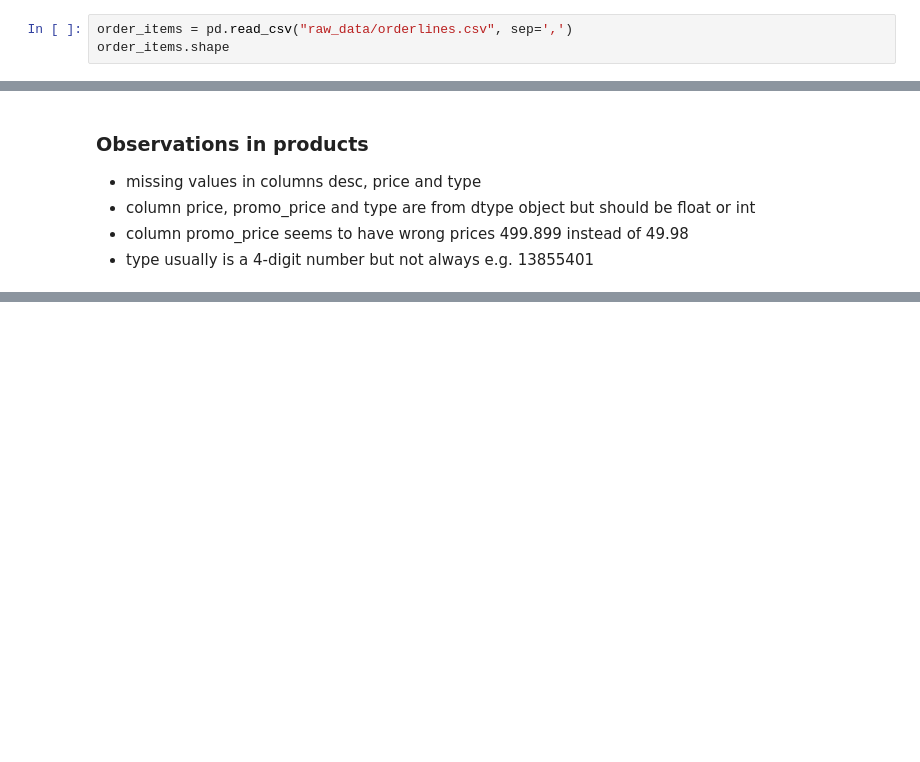
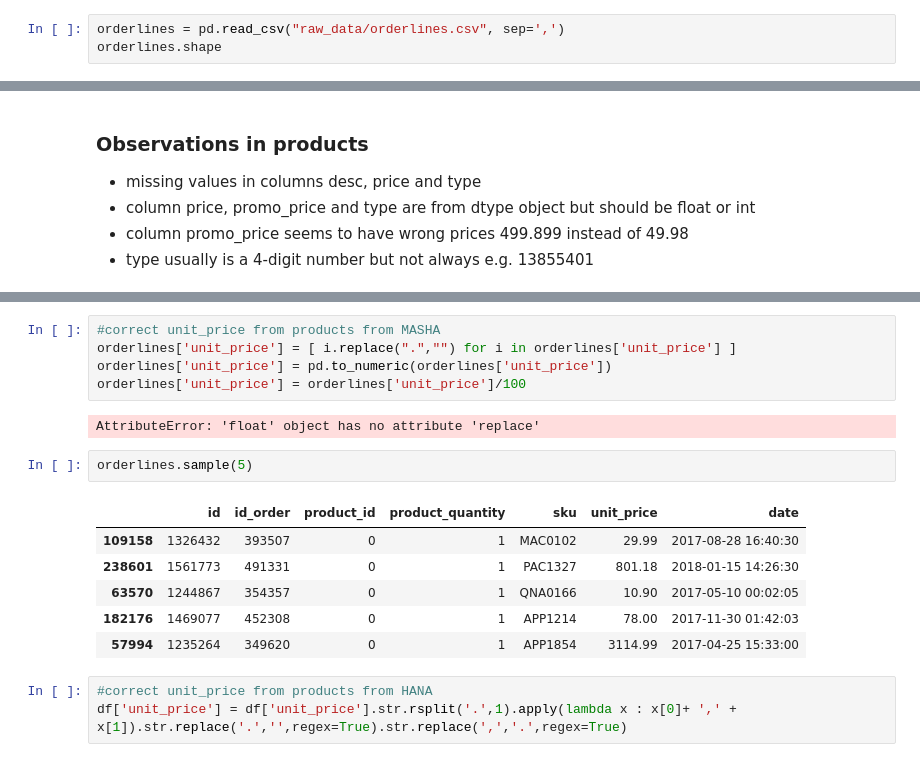
Before and after one commit to kriiis/project_2_pandas_matplotlib, a Jupyter notebook: initial_explorations.ipynb, the cells around one changed output, grey strips where cells are left out. Cells and saved outputs as stored; diff of their text form; blank space fills up the shorter version.

Commit message:
add and continue notebooks on data cleaning

```diff
--- a/initial_explorations.ipynb
+++ b/initial_explorations.ipynb
@@ -15,8 +15,8 @@ orders.shape
 # %% [output]
 (226909, 4)
 # %%
-order_items = pd.read_csv("raw_data/orderlines.csv", sep=',')
-order_items.shape
+orderlines = pd.read_csv("raw_data/orderlines.csv", sep=',')
+orderlines.shape
 # %% [output]
 (293983, 7)
 # %%
@@ -340,0 +370,19 @@ dtype: bool
+# %%
+#correct unit_price from products from MASHA
+orderlines['unit_price'] = [ i.replace(".","") for i in orderlines['unit_price'] ]
+orderlines['unit_price'] = pd.to_numeric(orderlines['unit_price'])
+orderlines['unit_price'] = orderlines['unit_price']/100
+# %% [output]
+AttributeError: 'float' object has no attribute 'replace'
+# %%
+orderlines.sample(5)
+# %% [output]
+|  | id | id_order | product_id | product_quantity | sku | unit_price | date |
+| 109158 | 1326432 | 393507 | 0 | 1 | MAC0102 | 29.99 | 2017-08-28 16:40:30 |
+| 238601 | 1561773 | 491331 | 0 | 1 | PAC1327 | 801.18 | 2018-01-15 14:26:30 |
+| 63570 | 1244867 | 354357 | 0 | 1 | QNA0166 | 10.90 | 2017-05-10 00:02:05 |
+| 182176 | 1469077 | 452308 | 0 | 1 | APP1214 | 78.00 | 2017-11-30 01:42:03 |
+| 57994 | 1235264 | 349620 | 0 | 1 | APP1854 | 3114.99 | 2017-04-25 15:33:00 |
+# %%
+#correct unit_price from products from HANA
+df['unit_price'] = df['unit_price'].str.rsplit('.',1).apply(lambda x : x[0]+ ',' + x[1]).str.replace('.','',regex=True).str.replace(',','.',regex=True)
```
Also changed, not shown: parts of 21 cells of this notebook, 1 other file.
